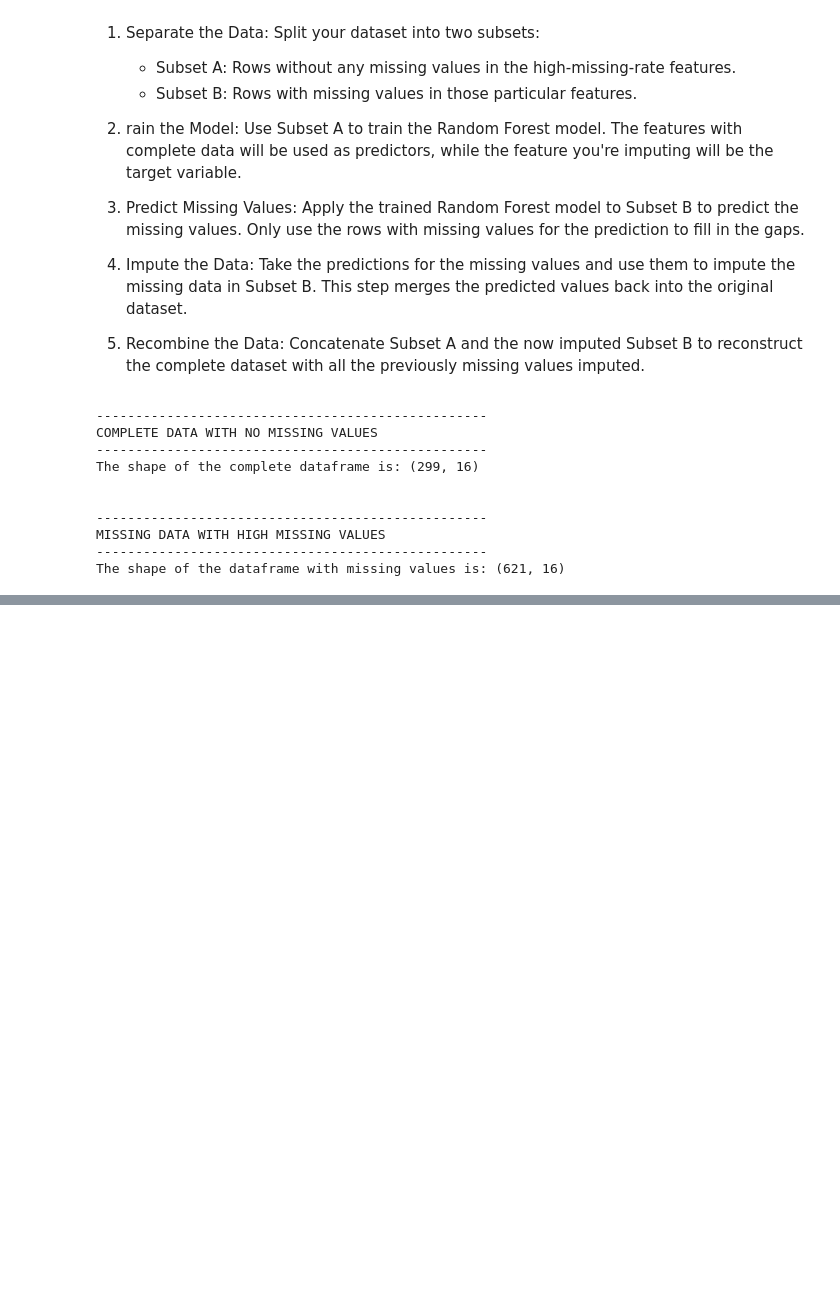
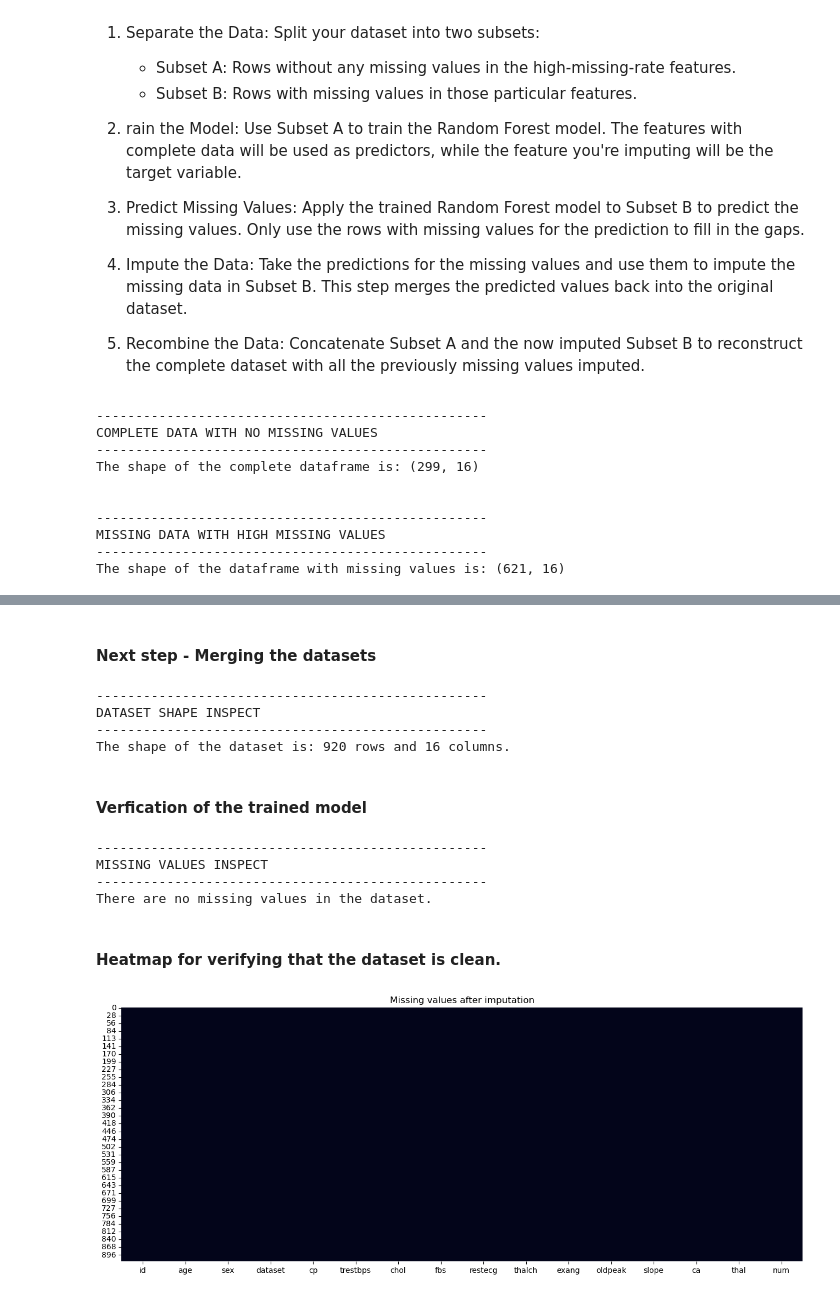
Before and after one commit to devbilalkhan/ml-heart-disease-uci, a Jupyter notebook: uci_heart_disease_data.ipynb, the cells around one changed output, grey strips where cells are left out. Drawn from its saved outputs; the diff is of its cells as text; code cells hidden in the pictures; blank space fills up the shorter version.

Commit message:
model trained and applied on the features with high missing values.

```diff
--- a/uci_heart_disease_data.ipynb
+++ b/uci_heart_disease_data.ipynb
@@ -544,0 +511,37 @@ dtype: int64
+# %% [markdown]
+#### Next step - Merging the datasets
+# %%
+# merge df_clean and df_missing
+df = pd.concat([df_clean, df_missing])
+
+print_heading('Dataset shape inspect'.upper())
+print(f"The shape of the dataset is: {df.shape[0]} rows and {df.shape[1]} columns.")
+# %% [output]
+--------------------------------------------------
+DATASET SHAPE INSPECT
+--------------------------------------------------
+The shape of the dataset is: 920 rows and 16 columns.
+# %% [markdown]
+#### Verfication of the trained model
+# %%
+# Display the missing values if any in the dataset for verification
+print_heading('Missing values inspect'.upper())
+if df.isnull().sum().sum() == 0:
+    print("There are no missing values in the dataset.")
+else:
+    print("There are missing values in the dataset.")
+# %% [output]
+--------------------------------------------------
+MISSING VALUES INSPECT
+--------------------------------------------------
+There are no missing values in the dataset.
+# %% [markdown]
+#### Heatmap for verifying that the dataset is clean.
+# %%
+# create a heatmap for df to check missing values
+plt.figure(figsize=(16, 6))
+sns.heatmap(df.isnull(), cbar=False)
+plt.title('Missing values after imputation')
+plt.show()
+# %% [output]
+[figure, added]
```
Also changed, not shown: parts of 20 cells of this notebook.
